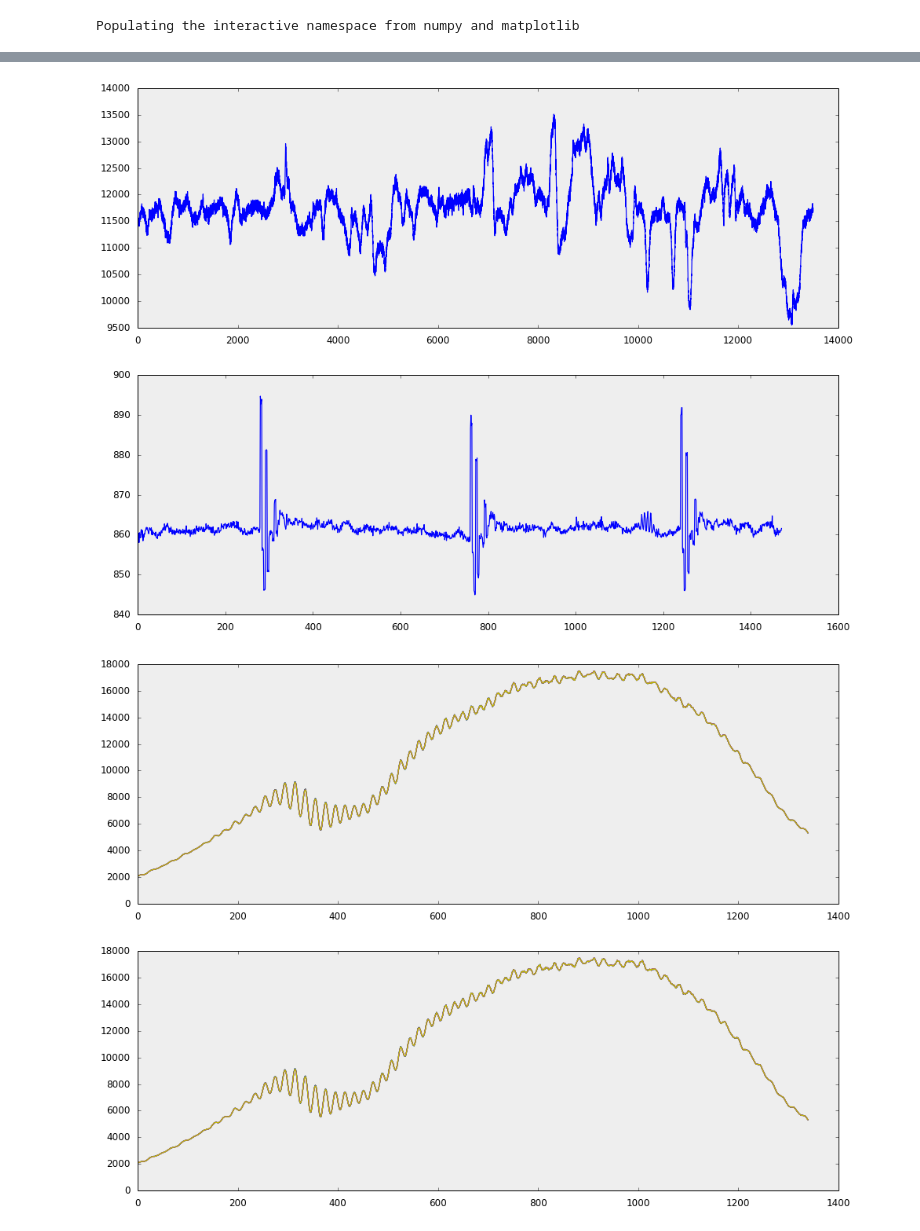
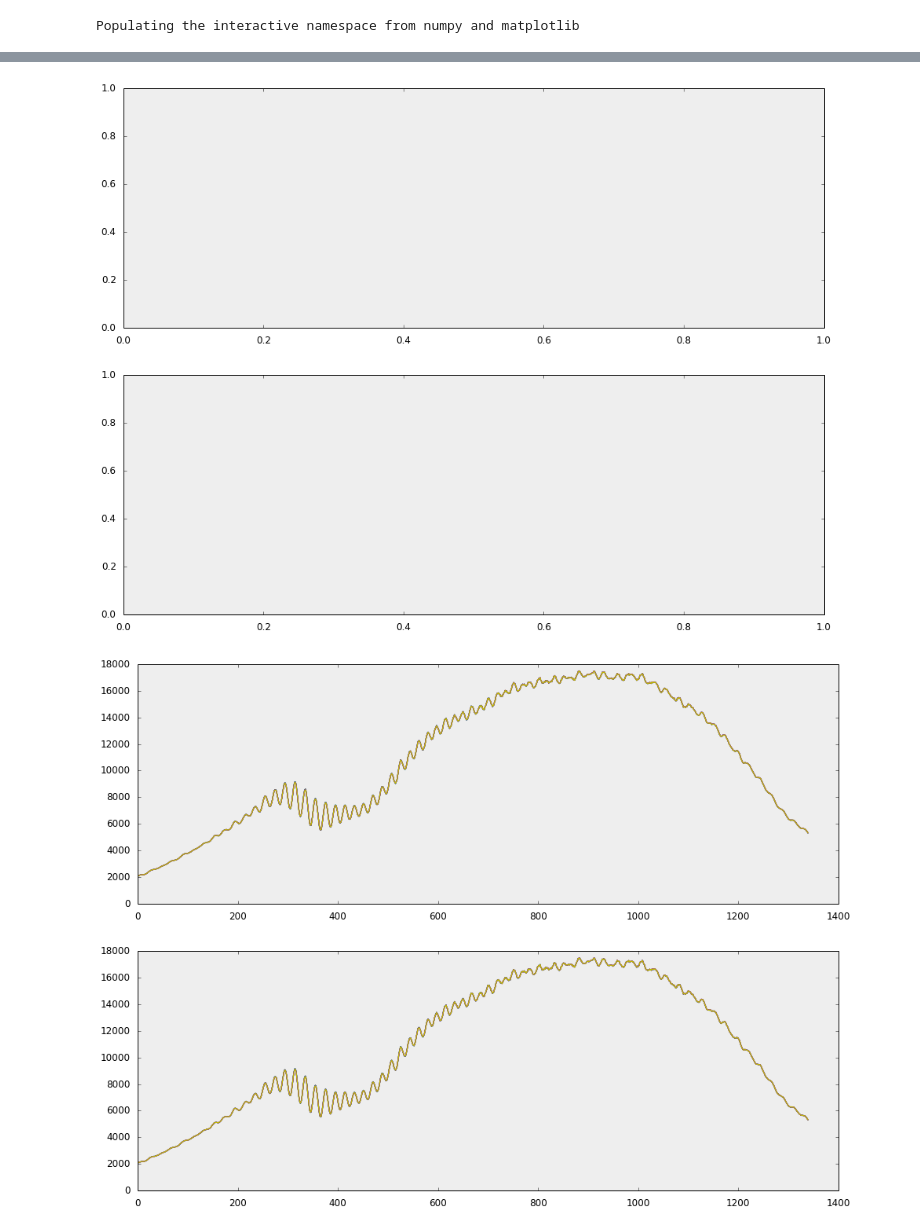
Before and after one commit to antonl/notebooks, a Jupyter notebook: Test Nudie.ipynb, the cells around one changed output, grey strips where cells are left out. Drawn from its saved outputs; the diff is of its cells as text; code cells hidden in the pictures.

```diff
--- a/Test Nudie.ipynb
+++ b/Test Nudie.ipynb
@@ -72,11 +75,9 @@ ax2.grid()
 # %%
-%pdb
-job_name = 'r800_pp'
-waveform_repeat = 1
+job_name = 'd1d2-pp'
 with h5py.File(job_name + '.hdf5', 'w') as f:
-    for bi in nudie.load_job(job_name=job_name, batch_set=range(1,2), when='14-05-30'):
+    for bi in nudie.load_job(job_name=job_name, batch_set=range(1,2), when='14-06-23'):
         bg = f.require_group(bi['batch_name'])
-        for t2, table, loop in it.product(it.islice(bi['t2_range'], 1), it.islice(bi['table_range'], 1), it.islice(bi['loop_range'],30)):
+        for t2, table, loop in it.product(it.islice(bi['t2_range'], 1), it.islice(bi['table_range'], 1), it.islice(bi['loop_range'], 30)):
             g = bg.require_group('{:02d}/{:02d}/{:02d}'.format(t2, table,loop))
             first = 'first' if all([t2 == 0, table == 0, loop == 0]) else False
 
@@ -92,14 +93,21 @@ with h5py.File(job_name + '.hdf5', 'w') as f:
             sidx, period = nudie.detect_table_start(a1, waveform_repeat=waveform_repeat)
             shutter_open, shutter_closed, duty_cycle = nudie.determine_shutter_shots(data)
 
-            #g['shutter_open'] = data[:, shutter_open].mean(axis=0)
-            #g['shutter_closed'] = data[:, shutter_closed].mean(axis=0)
-
-            shutter_info = {'last open idx': shutter_open.stop, 'first closed idx': shutter_closed.start}
+            # tag the phases
+            shutter_info = {'last open idx': shutter_open, 'first closed idx': shutter_closed}
             phase_cycles = ['none1', 'zero', 'none2', 'pipi']
-            tags = nudie.tag_phases(sidx, period, tags=phase_cycles, waveform_repeat=waveform_repeat,
+            tags = nudie.tag_phases(sidx, period, tags=phase_cycles, nframes=data.shape[1], waveform_repeat=waveform_repeat,
                                     shutter_info=shutter_info)
 
             # subtract the probe scatter by averaging the shutter closed data and subtracting it from the
             # each waveform of the shutter open data
+            mdata = {}
+            for k in phase_cycles:
+                mdata[k] = data[:, tags[0][0][k]['shutter open']].mean(axis=-1) - data[:, tags[0][0][k]['shutter closed']].mean(axis=-1)
+
+            for k,v in mdata.items():
+                g[k] = v
+
+            # store data as pump probe
+            g['pump probe'] = (mdata['zero'] - mdata['none1']) + (mdata['pipi'] - mdata['none2'])
 # %% [output]
@@ -141,0 +115,15 @@ tags
+# %%
+wl = nudie.simple_wavelength_axis()
+
+def plot_pp():
+    ax = axes()
+    def wrapped(name, obj):
+        #print(name)
+        if 'pipi' in name:
+            ax.plot(wl[::-1], obj)
+
+    return wrapped
+
+with h5py.File(job_name + '.hdf5', 'r') as f:
+    f.visititems(plot_pp())
+grid()
@@ -151,21 +181,21 @@ def do_spectral_interferometry(wl, data):
 # %%
 def runme():
     fig, (ax1, ax2) = subplots(2,1)
 
     def callback(name,obj):
         if 'shutter_open' in name:
             #print(obj.attrs['voltage'])
             ax1.plot(obj)
         elif 'shutter_closed' in name:
             #print(obj.attrs['voltage'])
             ax2.plot(obj)
 
     return callback
 
-with h5py.File('./d1d2-2d.hdf5', 'r') as f:
+with h5py.File('./r800_pp.hdf5', 'r') as f:
     f.visititems(runme())
 # %% [output]
-[figure, old version]
+[figure, new version]
 # %%
 fig, (ax1, ax2) = subplots(2,1)
 
```
Also changed, not shown: parts of 8 cells of this notebook.
